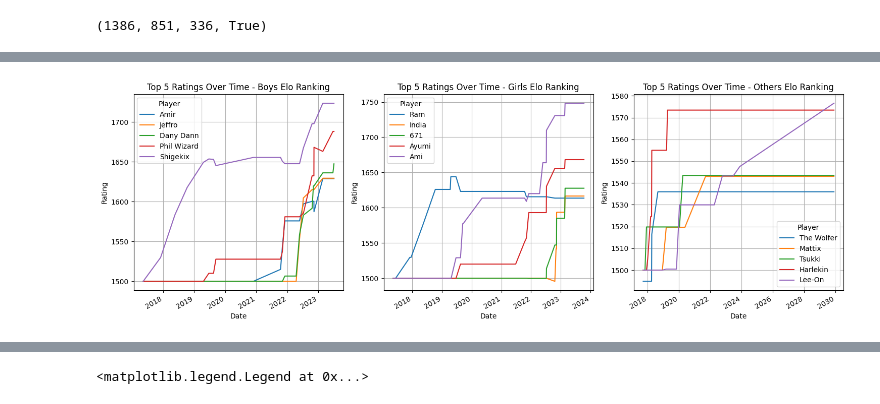
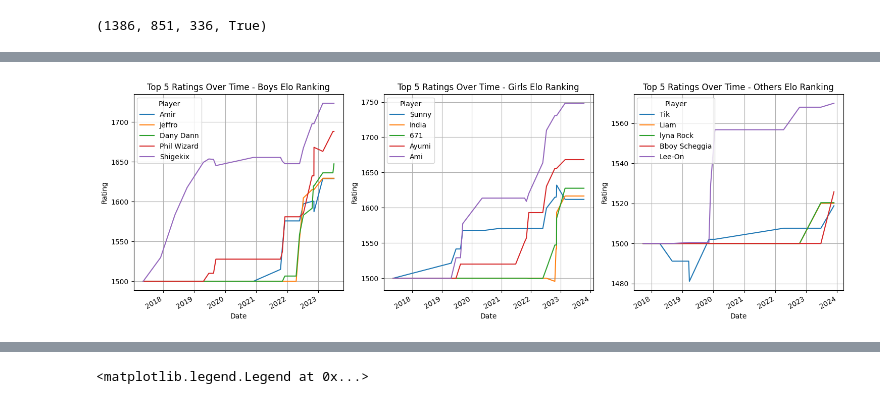
Before and after one commit to sarahaptumich/capstone, a Jupyter notebook: breaker_ranking_2.ipynb, the cells around one changed output, grey strips where cells are left out. Drawn from its saved outputs; the diff is of its cells as text; code cells hidden in the pictures.

```diff
--- a/breaker_ranking_2.ipynb
+++ b/breaker_ranking_2.ipynb
@@ -229,14 +214,14 @@ other_top10 = other_elo_current[(other_elo_current['valid_from']>= '2023-01-01')
 # %%
 # Create subplots
 fig, axes = plt.subplots(1, 3, figsize=(15, 5))
 
 # Plot each model's top ratings horizontally
 plot_top_ratings(axes[0], boy_elo_rank[boy_elo_rank['key'].isin(boy_top10['key'].to_list())], 'Boys Elo Ranking')
-plot_top_ratings(axes[1], girl_elo_rank, 'Girls Elo Ranking')
-plot_top_ratings(axes[2], other_elo_rank, 'Others Elo Ranking')
+plot_top_ratings(axes[1], girl_elo_rank[girl_elo_rank['key'].isin(girl_top10['key'].to_list())], 'Girls Elo Ranking')
+plot_top_ratings(axes[2], other_elo_rank[other_elo_rank['key'].isin(other_top10['key'].to_list())], 'Others Elo Ranking')
 
 # Show plots side by side
 plt.tight_layout()
 plt.show()
 # %% [output]
-[figure, old version]
+[figure, new version]
```
Also changed, not shown: parts of 7 cells of this notebook.
